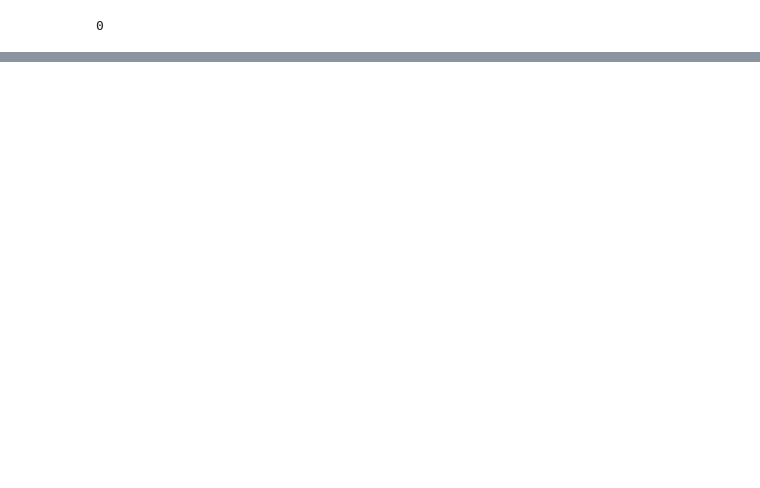
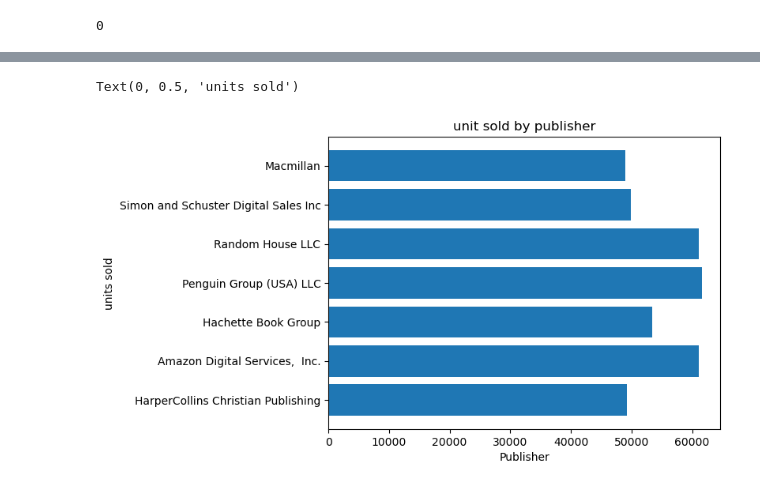
Before and after one commit to AichaELMouta/Books_sales_Regression, a Jupyter notebook: Book_sales.ipynb, the cells around one changed output, grey strips where cells are left out. Cells and saved outputs as stored; diff of their text form; code cells hidden in the pictures; blank space fills up the shorter version.

Commit message:
Update project books sales cleaning dataset

```diff
--- a/Book_sales.ipynb
+++ b/Book_sales.ipynb
@@ -56,0 +62,4 @@ books.isna()
+# %%
+#Rename columns
+books.columns = books.columns.str.replace(' ', '')
+books.head()
@@ -57,3 +73,6 @@ books.isna()
+# %%
+#Remove space in Column Publisher
+books.rename({"Publisher ": "Publisher"}, inplace=True)
 # %%
 books.duplicated().sum()
 # %% [output]
@@ -81,0 +117,3 @@ books.tail(5)
+# %%
+#replace genre fiction
+books.loc[books['genre']=='genre fiction', 'genre'] = 'fiction'
@@ -81,0 +148,4 @@ books.tail(5)
+# %%
+#replace the values HarperCollins Publishing and HarperCollins Publishers in column Publisher by HarperCollins Christian Publishing
+books.loc[books['Publisher']=='HarperCollins Publishing', 'Publisher'] = 'HarperCollins Christian Publishing'
+books.loc[books['Publisher']=='HarperCollins Publishers', 'Publisher'] = 'HarperCollins Christian Publishing'
@@ -81,0 +168,8 @@ books.tail(5)
+# %%
+plt.barh(books.Publisher, books.unitssold)
+plt.title('unit sold by publisher')
+plt.xlabel('Publisher')
+plt.ylabel('units sold')
+# %% [output]
+Text(0, 0.5, 'units sold')
+[figure, added]
```
Also changed, not shown: parts of 13 cells of this notebook.
